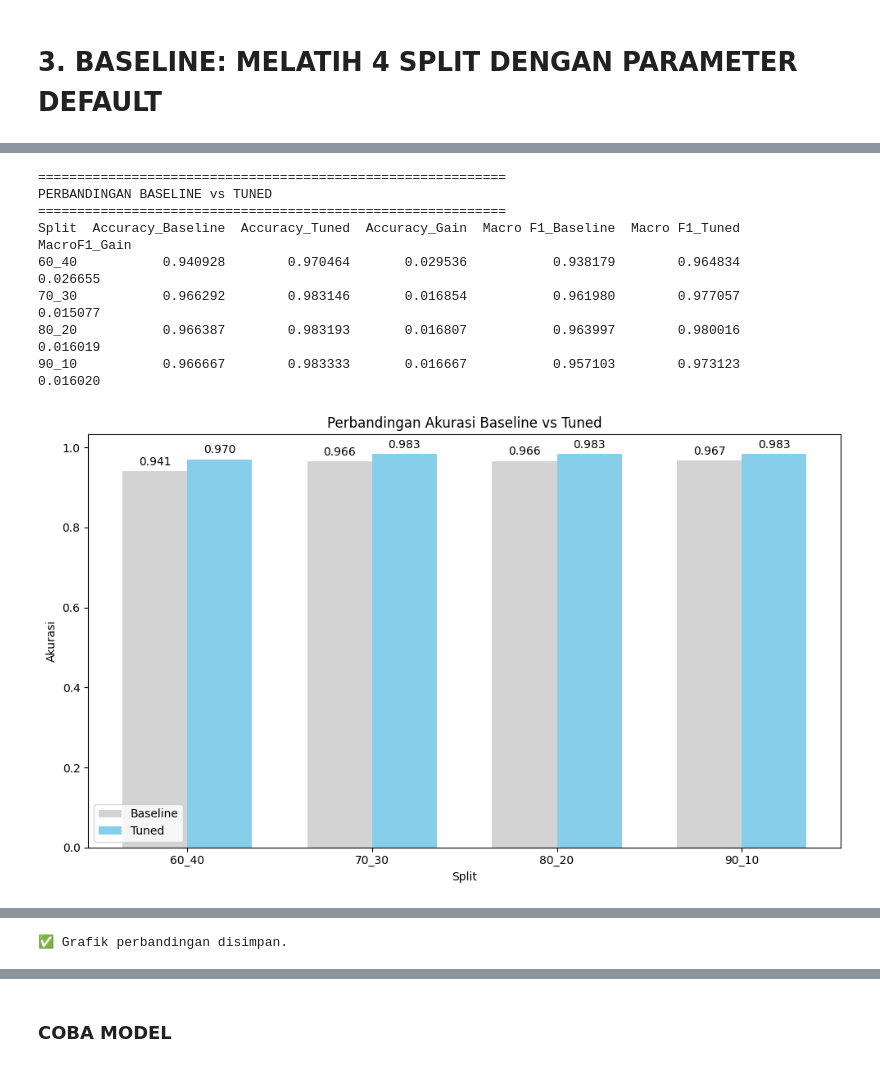
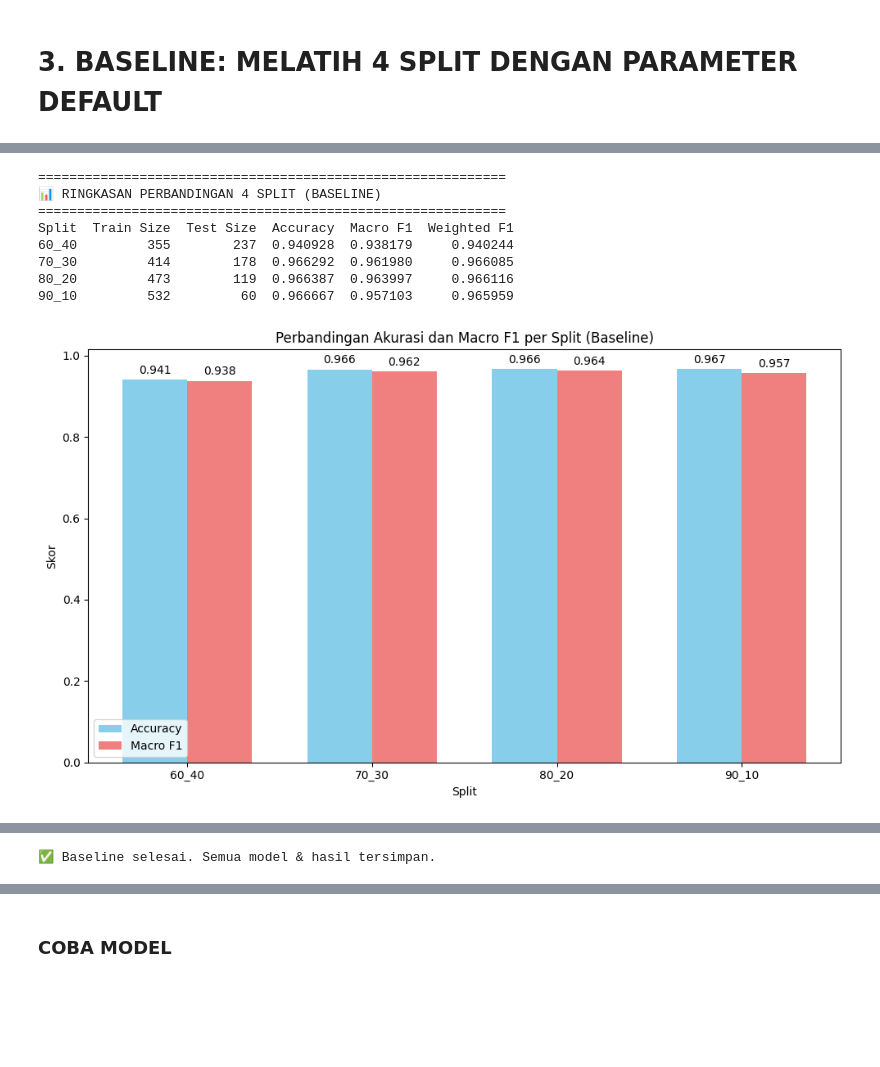
Before and after one commit to Arfandiii/Criminal_Case_Classification, a Jupyter notebook: 04_modeling/train_all_splits.ipynb, the cells around one changed output, grey strips where cells are left out. Saved outputs shown, nothing was run; the diff lists cells and outputs as text; code cells hidden in the pictures; blank space fills up the shorter version.

```diff
--- a/04_modeling/train_all_splits.ipynb
+++ b/04_modeling/train_all_splits.ipynb
@@ -308,83 +174,54 @@ Konsistensi parameter ini memperkuat keyakinan bahwa konfigurasi `max_features=3
 # %%
-# ============================================
-# 5. PERBANDINGAN BASELINE vs TUNED
-# ============================================
+# ============================================================
+# 4. RINGKASAN PERBANDINGAN 4 SPLIT
+# ============================================================
 print("\n" + "="*60)
-print("PERBANDINGAN BASELINE vs TUNED")
+print("📊 RINGKASAN PERBANDINGAN 4 SPLIT (BASELINE)")
 print("="*60)
 
-# Gabungkan hasil
-df_comparison = df_baseline.merge(df_tuned, on='Split', suffixes=('_Baseline', '_Tuned'))
-df_comparison['Accuracy_Gain'] = df_comparison['Accuracy_Tuned'] - df_comparison['Accuracy_Baseline']
-df_comparison['MacroF1_Gain'] = df_comparison['Macro F1_Tuned'] - df_comparison['Macro F1_Baseline']
-
-print(df_comparison[['Split', 'Accuracy_Baseline', 'Accuracy_Tuned', 'Accuracy_Gain',
-                     'Macro F1_Baseline', 'Macro F1_Tuned', 'MacroF1_Gain']].to_string(index=False))
+df_baseline = pd.DataFrame(baseline_results)
+print(df_baseline.to_string(index=False))
 
 # Simpan ke CSV
-df_comparison.to_csv(os.path.join(RESULT_DIR, 'comparison_baseline_tuned.csv'), index=False)
+df_baseline.to_csv(os.path.join(RESULT_DIR, 'comparison_baseline.csv'), index=False)
 
-# --- Visualisasi 1: Bar Chart Akurasi ---
+# --- Visualisasi: Bar Chart Akurasi ---
 fig, ax = plt.subplots(figsize=(10,6))
-x = np.arange(len(df_comparison))
+x = np.arange(len(df_baseline))
 width = 0.35
 
-bars1 = ax.bar(x - width/2, df_comparison['Accuracy_Baseline'], width, label='Baseline', color='lightgray')
-bars2 = ax.bar(x + width/2, df_comparison['Accuracy_Tuned'], width, label='Tuned', color='skyblue')
+bars1 = ax.bar(x - width/2, df_baseline['Accuracy'], width, label='Accuracy', color='skyblue')
+bars2 = ax.bar(x + width/2, df_baseline['Macro F1'], width, label='Macro F1', color='lightcoral')
 
 ax.set_xlabel('Split')
-ax.set_ylabel('Akurasi')
-ax.set_title('Perbandingan Akurasi Baseline vs Tuned')
+ax.set_ylabel('Skor')
+ax.set_title('Perbandingan Akurasi dan Macro F1 per Split (Baseline)')
 ax.set_xticks(x)
-ax.set_xticklabels(df_comparison['Split'])
+ax.set_xticklabels(df_baseline['Split'])
 ax.legend()
 
 for bar in bars1:
     height = bar.get_height()
     ax.annotate(f'{height:.3f}', xy=(bar.get_x() + bar.get_width()/2, height),
                 xytext=(0, 3), textcoords="offset points", ha='center', va='bottom')
 for bar in bars2:
     height = bar.get_height()
     ax.annotate(f'{height:.3f}', xy=(bar.get_x() + bar.get_width()/2, height),
                 xytext=(0, 3), textcoords="offset points", ha='center', va='bottom')
+
 plt.tight_layout()
-plt.savefig(os.path.join(RESULT_DIR, 'comparison_accuracy.png'), dpi=150)
+plt.savefig(os.path.join(RESULT_DIR, 'bar_accuracy_f1_baseline.png'), dpi=150)
 plt.show()
 plt.close()
 
-# --- Visualisasi 2: Bar Chart Macro F1 ---
-fig, ax = plt.subplots(figsize=(10,6))
-bars1 = ax.bar(x - width/2, df_comparison['Macro F1_Baseline'], width, label='Baseline', color='lightgray')
-bars2 = ax.bar(x + width/2, df_comparison['Macro F1_Tuned'], width, label='Tuned', color='lightcoral')
-
-ax.set_xlabel('Split')
-ax.set_ylabel('Macro F1')
-ax.set_title('Perbandingan Macro F1 Baseline vs Tuned')
-ax.set_xticks(x)
-ax.set_xticklabels(df_comparison['Split'])
-ax.legend()
-
-for bar in bars1:
-    height = bar.get_height()
-    ax.annotate(f'{height:.3f}', xy=(bar.get_x() + bar.get_width()/2, height),
-                xytext=(0, 3), textcoords="offset points", ha='center', va='bottom')
-for bar in bars2:
-    height = bar.get_height()
-    ax.annotate(f'{height:.3f}', xy=(bar.get_x() + bar.get_width()/2, height),
-                xytext=(0, 3), textcoords="offset points", ha='center', va='bottom')
-plt.tight_layout()
-plt.savefig(os.path.join(RESULT_DIR, 'comparison_macrof1.png'), dpi=150)
-plt.show()
-plt.close()
-
-print("✅ Grafik perbandingan disimpan.")
+print("\n✅ Baseline selesai. Semua model & hasil tersimpan.")
 # %% [output]
 ============================================================
-PERBANDINGAN BASELINE vs TUNED
+📊 RINGKASAN PERBANDINGAN 4 SPLIT (BASELINE)
 ============================================================
-Split  Accuracy_Baseline  Accuracy_Tuned  Accuracy_Gain  Macro F1_Baseline  Macro F1_Tuned  MacroF1_Gain
-60_40           0.940928        0.970464       0.029536           0.938179        0.964834      0.026655
-70_30           0.966292        0.983146       0.016854           0.961980        0.977057      0.015077
-80_20           0.966387        0.983193       0.016807           0.963997        0.980016      0.016019
-90_10           0.966667        0.983333       0.016667           0.957103        0.973123      0.016020
+Split  Train Size  Test Size  Accuracy  Macro F1  Weighted F1
+60_40         355        237  0.940928  0.938179     0.940244
+70_30         414        178  0.966292  0.961980     0.966085
+80_20         473        119  0.966387  0.963997     0.966116
+90_10         532         60  0.966667  0.957103     0.965959
-[figure, old version]
+[figure, new version]
@@ -392 +228 @@ Split  Accuracy_Baseline  Accuracy_Tuned  Accuracy_Gain  Macro F1_Baseline  Macr
-✅ Grafik perbandingan disimpan.
+✅ Baseline selesai. Semua model & hasil tersimpan.
```
Also changed, not shown: parts of 22 cells of this notebook, 45 other files.
